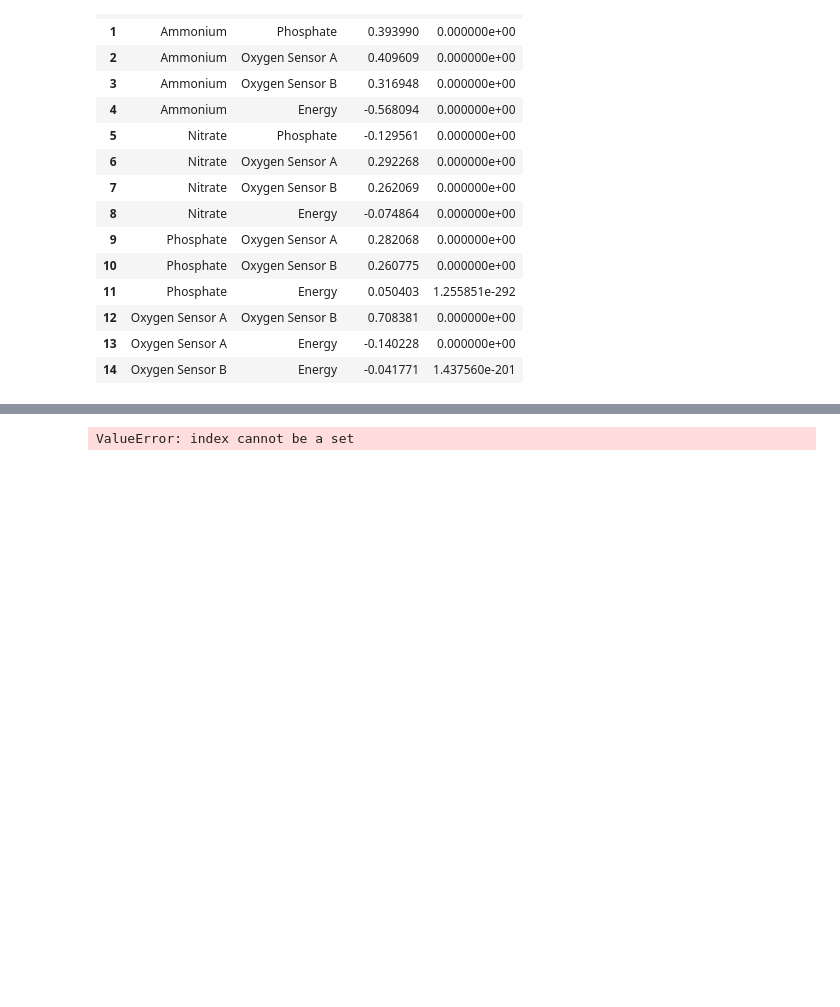
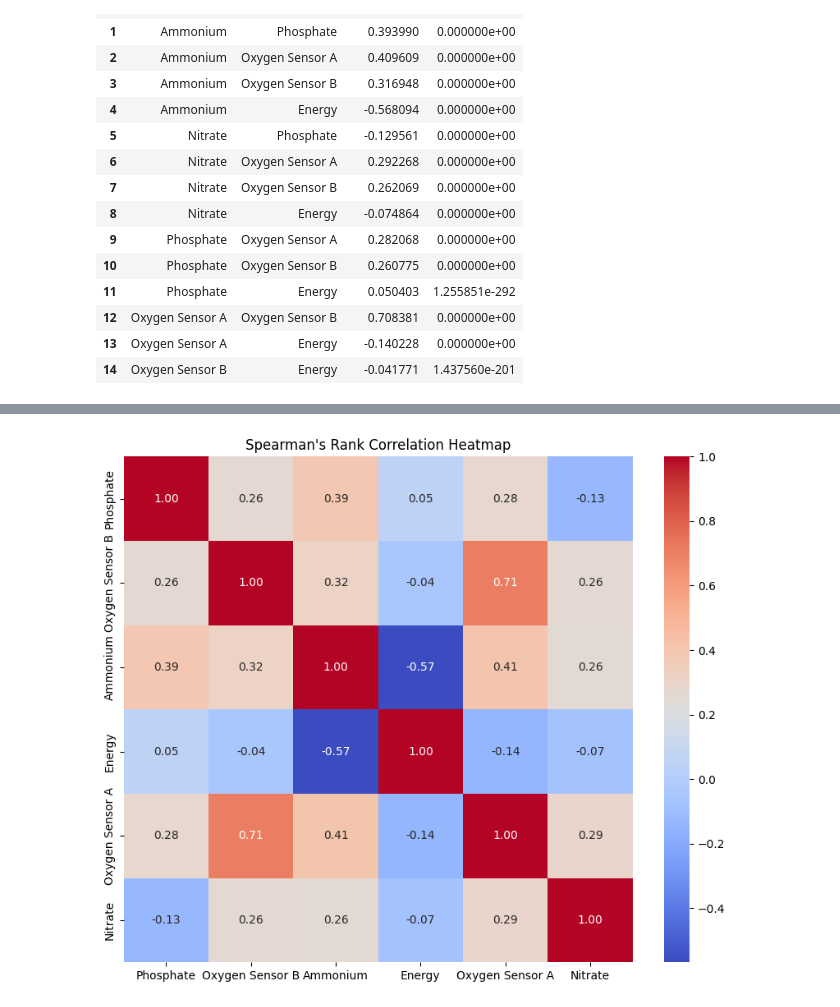
Before and after one commit to Digital-Twin-HZ/Digital_Twin, a Jupyter notebook: modelling/eda.ipynb, the cells around one changed output, grey strips where cells are left out. Cells and saved outputs as stored; diff of their text form; code cells hidden in the pictures; blank space fills up the shorter version.

```diff
--- a/modelling/eda.ipynb
+++ b/modelling/eda.ipynb
@@ -83,24 +108,26 @@ results_df
 # %%
 hmap_df = results_df[['DataFrame1','DataFrame2','Correlation']]
 
 unique_dfs = set(results_df['DataFrame1']).union(set(results_df['DataFrame2']))
 unique_dfs = list(unique_dfs)
 correlation_matrix = pd.DataFrame(index=unique_dfs, columns=unique_dfs)
 
 # Populate the matrix with correlation values
 for index, row in results_df.iterrows():
     df1, df2, corr = row['DataFrame1'], row['DataFrame2'], row['Correlation']
     correlation_matrix.at[df1, df2] = corr
     correlation_matrix.at[df2, df1] = corr
 
 # Fill diagonal and NaN values
 np.fill_diagonal(correlation_matrix.values, 1)
 correlation_matrix = correlation_matrix.fillna(0)
 
+correlation_matrix = correlation_matrix.astype(float)
+
 # Create the heatmap
 plt.figure(figsize=(10, 8))
 sns.heatmap(correlation_matrix.astype(float), annot=True, cmap='coolwarm', fmt='.2f')
 plt.title('Spearman\'s Rank Correlation Heatmap')
 plt.show()
 # %% [output]
-ValueError: index cannot be a set
+[figure, added]
```
Also changed, not shown: parts of 5 cells of this notebook, 1 other file.
